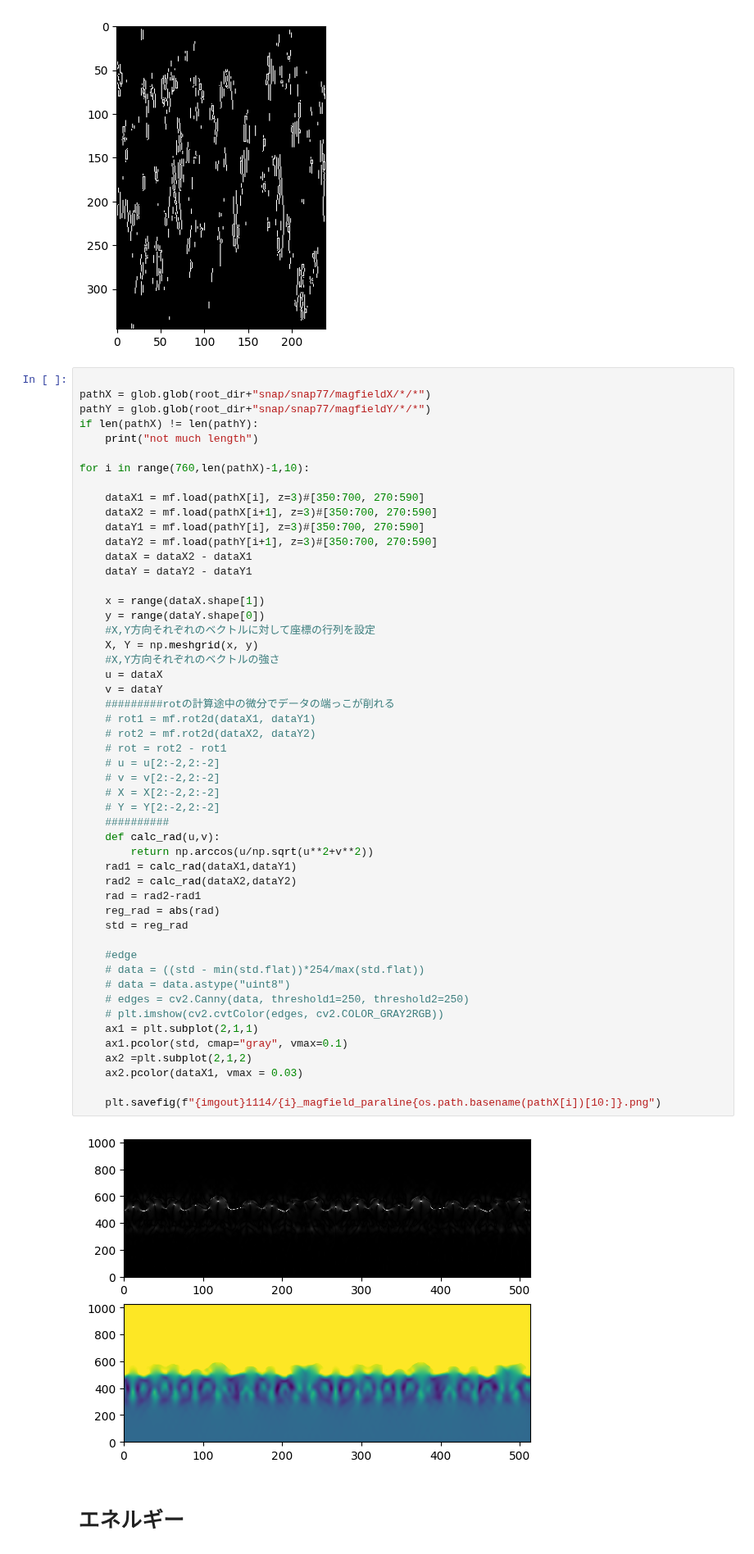
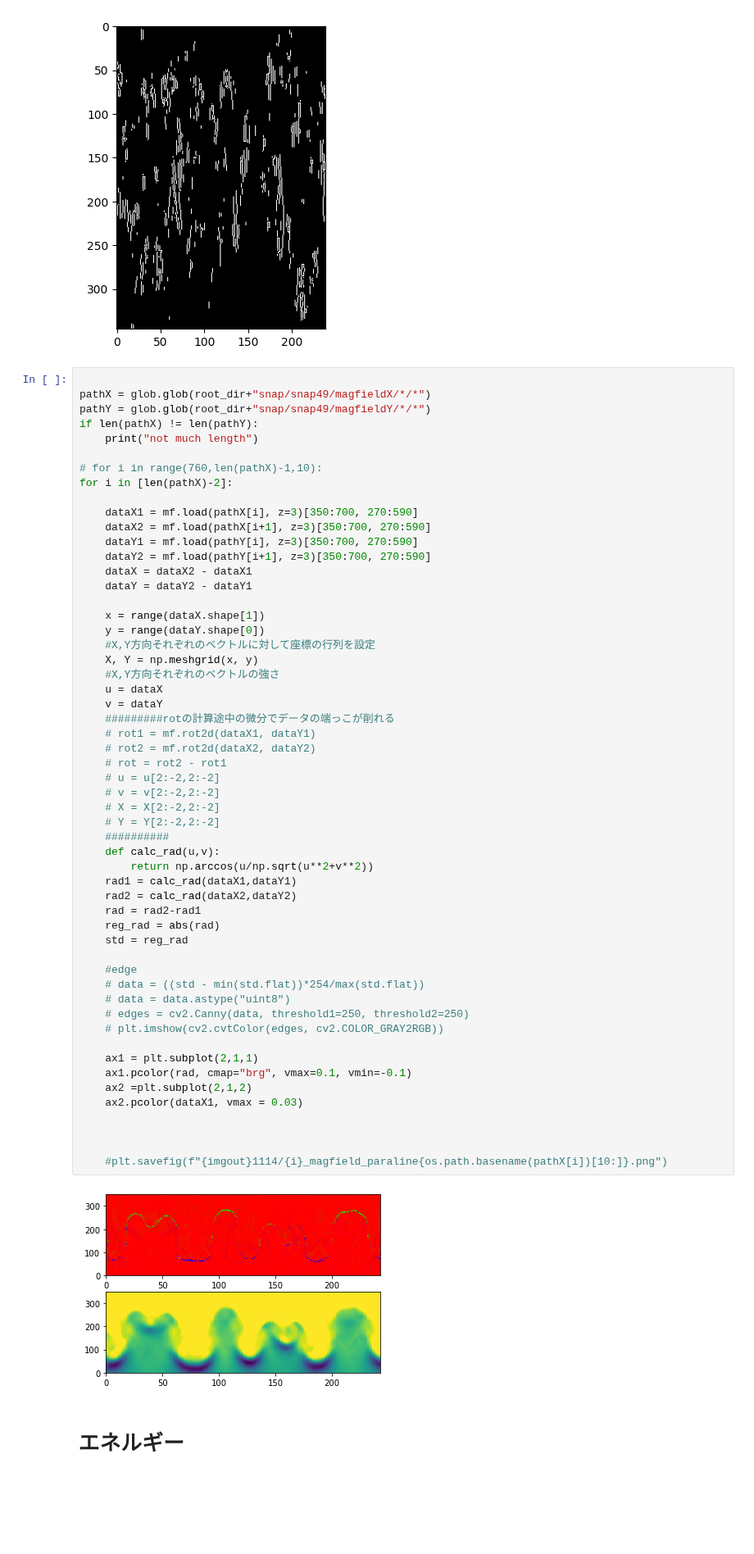
Before and after one commit to koki-mus/research, a Jupyter notebook: src/visualize.ipynb, the cells around one changed output. Shown at 82% size. Saved outputs shown, nothing was run; the diff lists cells and outputs as text; blank space fills up the shorter version.

```diff
--- a/src/visualize.ipynb
+++ b/src/visualize.ipynb
@@ -131,17 +131,18 @@ for job in [13]:
 [figure]
 # %%
 
-pathX = glob.glob(root_dir+"snap/snap77/magfieldX/*/*")
-pathY = glob.glob(root_dir+"snap/snap77/magfieldY/*/*")
+pathX = glob.glob(root_dir+"snap/snap49/magfieldX/*/*")
+pathY = glob.glob(root_dir+"snap/snap49/magfieldY/*/*")
 if len(pathX) != len(pathY):
     print("not much length")
 
-for i in range(760,len(pathX)-1,10):
+# for i in range(760,len(pathX)-1,10):
+for i in [len(pathX)-2]:
 
-    dataX1 = mf.load(pathX[i], z=3)#[350:700, 270:590]
-    dataX2 = mf.load(pathX[i+1], z=3)#[350:700, 270:590]
-    dataY1 = mf.load(pathY[i], z=3)#[350:700, 270:590]
-    dataY2 = mf.load(pathY[i+1], z=3)#[350:700, 270:590]
+    dataX1 = mf.load(pathX[i], z=3)[350:700, 270:590]
+    dataX2 = mf.load(pathX[i+1], z=3)[350:700, 270:590]
+    dataY1 = mf.load(pathY[i], z=3)[350:700, 270:590]
+    dataY2 = mf.load(pathY[i+1], z=3)[350:700, 270:590]
     dataX = dataX2 - dataX1
     dataY = dataY2 - dataY1
 
@@ -152,36 +153,39 @@ for i in range(760,len(pathX)-1,10):
     #X,Y方向それぞれのベクトルの強さ
     u = dataX
     v = dataY
     #########rotの計算途中の微分でデータの端っこが削れる
     # rot1 = mf.rot2d(dataX1, dataY1)
     # rot2 = mf.rot2d(dataX2, dataY2)
     # rot = rot2 - rot1
     # u = u[2:-2,2:-2]
     # v = v[2:-2,2:-2]
     # X = X[2:-2,2:-2]
     # Y = Y[2:-2,2:-2]
     ##########
     def calc_rad(u,v):
         return np.arccos(u/np.sqrt(u**2+v**2))
     rad1 = calc_rad(dataX1,dataY1)
     rad2 = calc_rad(dataX2,dataY2)
     rad = rad2-rad1
     reg_rad = abs(rad)
     std = reg_rad
 
     #edge
     # data = ((std - min(std.flat))*254/max(std.flat))
     # data = data.astype("uint8")
     # edges = cv2.Canny(data, threshold1=250, threshold2=250)
     # plt.imshow(cv2.cvtColor(edges, cv2.COLOR_GRAY2RGB))
+
     ax1 = plt.subplot(2,1,1)
-    ax1.pcolor(std, cmap="gray", vmax=0.1)
+    ax1.pcolor(rad, cmap="brg", vmax=0.1, vmin=-0.1)
     ax2 =plt.subplot(2,1,2)
     ax2.pcolor(dataX1, vmax = 0.03)
 
-    plt.savefig(f"{imgout}1114/{i}_magfield_paraline{os.path.basename(pathX[i])[10:]}.png")
+
+
+    #plt.savefig(f"{imgout}1114/{i}_magfield_paraline{os.path.basename(pathX[i])[10:]}.png")
 # %% [output]
-[figure, old version]
+[figure, new version]
 # %% [markdown]
 # エネルギー
 # %%
```
Also changed, not shown: 3 other files.
